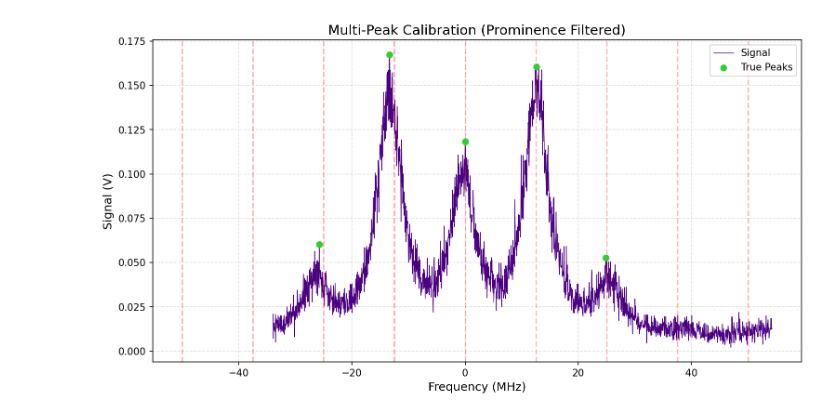
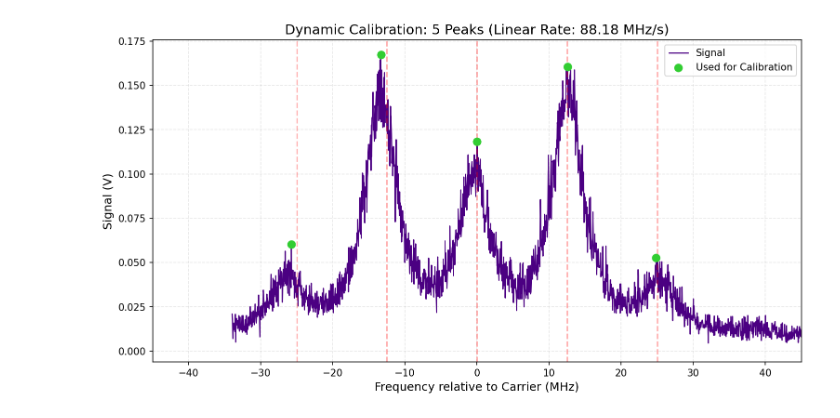
Before and after one commit to MichelangeloDondi/rb6s-spectroscopy, a Jupyter notebook: notebooks/01_eom_nested_fit.ipynb, the cells around one changed output. Cells and saved outputs as stored; diff of their text form; code cells hidden in the pictures.

Commit message:
v0.5 improved visual debugger for eom traces

```diff
--- a/notebooks/01_eom_nested_fit.ipynb
+++ b/notebooks/01_eom_nested_fit.ipynb
@@ -12,56 +12,69 @@ df = pd.read_csv(f, skiprows=2, header=None)
 df.columns = ['time_s', 'signal_v']
 df = df.apply(pd.to_numeric, errors='coerce').dropna()
 
-# --- THE WINNING PARAMETERS ---
-peaks, props = find_peaks(df['signal_v'], prominence=0.03, distance=200)
+# --- DYNAMIC PEAK DETECTION ---
+peaks, props = find_peaks(df['signal_v'], prominence=0.03, distance=50)
+t_peaks = np.sort(df['time_s'].iloc[peaks].values)
+v_peaks = np.sort(df['signal_v'].iloc[peaks].values)
 
-t_peaks = df['time_s'].iloc[peaks].values
-v_peaks = df['signal_v'].iloc[peaks].values
+num_peaks = len(t_peaks)
+print(f"🔍 Detected {num_peaks} high-prominence peaks.")
 
-# Sort peaks by time to ensure correct left-to-right order
-sort_idx = np.argsort(t_peaks)
-t_peaks = t_peaks[sort_idx]
-v_peaks = v_peaks[sort_idx]
+if num_peaks >= 3:
+    # 1. Identify the Carrier (Assume it's the middle peak of the cluster)
+    center_idx = num_peaks // 2
+    t_carrier = t_peaks[center_idx]
 
-print(f"✅ Successfully locked onto {len(t_peaks)} main peaks.")
+    # 2. Assign Theoretical Frequencies (Assuming 12.5 MHz spacing)
+    # E.g., if 5 peaks, indices are -2, -1, 0, 1, 2 -> multiplied by 12.5
+    peak_indices = np.arange(num_peaks) - center_idx
+    expected_freqs = peak_indices * 12.5
 
-# --- PRECISION CALIBRATION ---
-if len(t_peaks) == 5:
-    # With exactly 5 peaks, the 3rd one (index 2) is the central carrier
-    center_idx = 2
-    t_zero = t_peaks[center_idx]
-
-    # Calculate the average spacing between adjacent peaks
+    # 3. The Interval Test (Check for piezo linearity)
     spacings = np.diff(t_peaks)
     avg_spacing = np.median(spacings)
+    max_deviation = np.max(np.abs(spacings - avg_spacing)) / avg_spacing
 
-    # Calculate Scan Rate (MHz per second)
-    mhz_per_s = 12.5 / avg_spacing
+    print("\n📏 Calibration Diagnostics:")
+    if max_deviation > 0.10:
+        print(f"   ⚠️ PIEZO WARPING DETECTED: Peak spacing varies by {max_deviation*100:.1f}%.")
+        print("   -> Applying 2nd-Order Polynomial Correction to unwarp the scan.")
+        # Fit a curve: Time -> Frequency to account for non-linear scanning
+        fit_coeffs = np.polyfit(t_peaks, expected_freqs, 2)
+        # Apply the quadratic fit to the whole time axis
+        df['freq_mhz'] = np.polyval(fit_coeffs, df['time_s'])
+        scan_rate_msg = "Non-Linear Fit Applied"
+    else:
+        print(f"   ✅ LINEAR SCAN: Peak spacing is uniform (Max deviation: {max_deviation*100:.1f}%).")
+        print("   -> Applying standard linear calibration.")
+        mhz_per_s = 12.5 / avg_spacing
+        df['freq_mhz'] = (df['time_s'] - t_carrier) * mhz_per_s
+        scan_rate_msg = f"Linear Rate: {mhz_per_s:.2f} MHz/s"
 
-    # Apply calibration to the entire dataset
-    df['freq_mhz'] = (df['time_s'] - t_zero) * mhz_per_s
+    # --- PLOTTING ---
+    plt.figure(figsize=(12, 6), dpi=150)
+    plt.plot(df['freq_mhz'], df['signal_v'], color='indigo', linewidth=1.2, label='Signal')
 
-    # Plotting
-    plt.figure(figsize=(12, 6), dpi=150)
-    plt.plot(df['freq_mhz'], df['signal_v'], color='indigo', linewidth=1.2, label='Raw Signal')
+    # Plot the peaks we detected
+    detected_freqs = df['freq_mhz'].iloc[peaks].values
+    plt.scatter(detected_freqs, df['signal_v'].iloc[peaks], color='limegreen', zorder=5, s=60, label='Used for Calibration')
 
-    # Mark the detected peaks
-    plt.scatter((t_peaks - t_zero) * mhz_per_s, v_peaks, color='limegreen', zorder=5, s=60, label='Detected Peaks')
+    # Draw the theoretical grid based on the assigned frequencies
+    for freq in expected_freqs:
+        plt.axvline(freq, color='red', linestyle='--', alpha=0.3)
 
-    # Draw the theoretical 12.5 MHz grid
-    for i in range(-2, 3):
-        plt.axvline(i * 12.5, color='red', linestyle='--', alpha=0.4)
-
-    plt.title(f"Calibrated 5-Peak Spectrum (Scan Rate: {mhz_per_s:.2f} MHz/s)", fontsize=14)
+    plt.title(f"Dynamic Calibration: {num_peaks} Peaks ({scan_rate_msg})", fontsize=14)
     plt.xlabel("Frequency relative to Carrier (MHz)", fontsize=12)
     plt.ylabel("Signal (V)", fontsize=12)
 
-    # Zoom in to properly frame the 5 peaks
-    plt.xlim(-35, 35)
+    # Auto-scale the X-axis to fit the peaks we found + a little padding
+    plt.xlim(expected_freqs[0] - 20, expected_freqs[-1] + 20)
 
     plt.grid(True, linestyle='--', alpha=0.3)
     plt.legend()
     plt.show()
+
 else:
-    print(f"Found {len(t_peaks)} peaks. Expected exactly 5 based on your last test.")
+    print(f"❌ Critical Failure: Only found {num_peaks} peaks. Need at least 3 (Carrier + 2 Sidebands) to calibrate.")
+    print("Action required: Decrease 'prominence' or check the raw data plot for missing sidebands.")
 # %% [output]
@@ -69 +86 @@ else:
-[figure, old version]
+[figure, new version]
```
Also changed, not shown: parts of 1 cell of this notebook.
